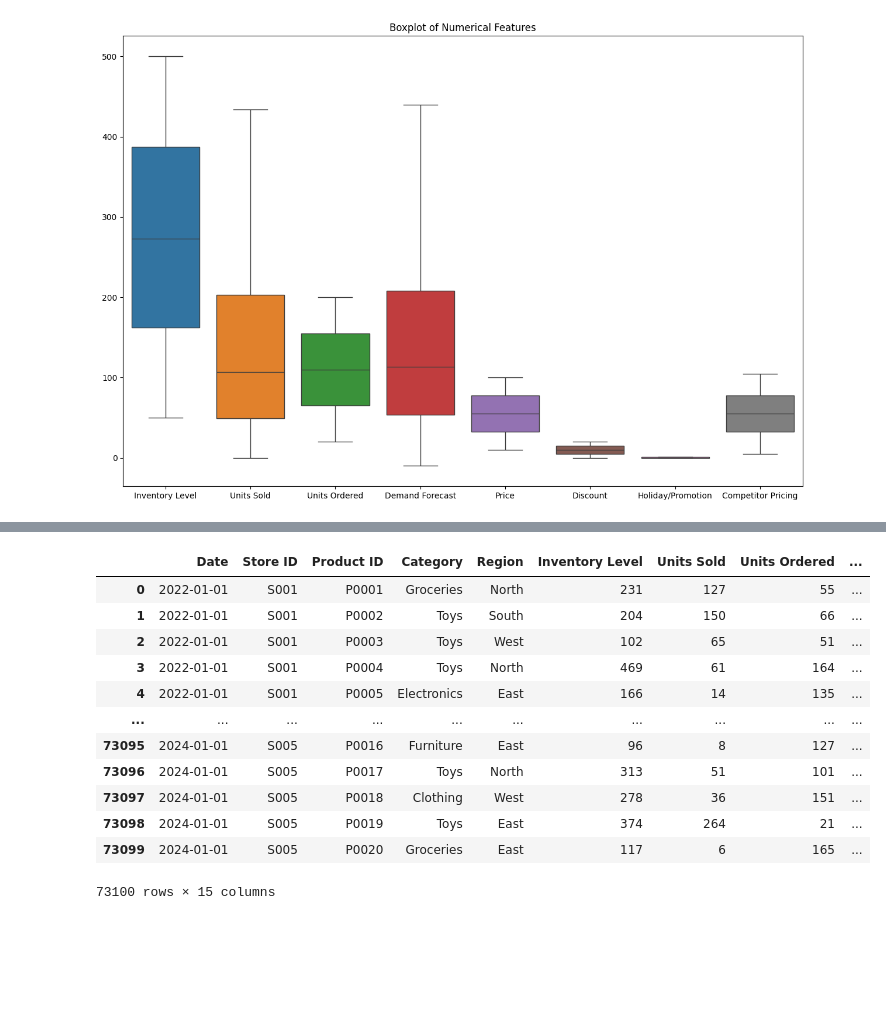
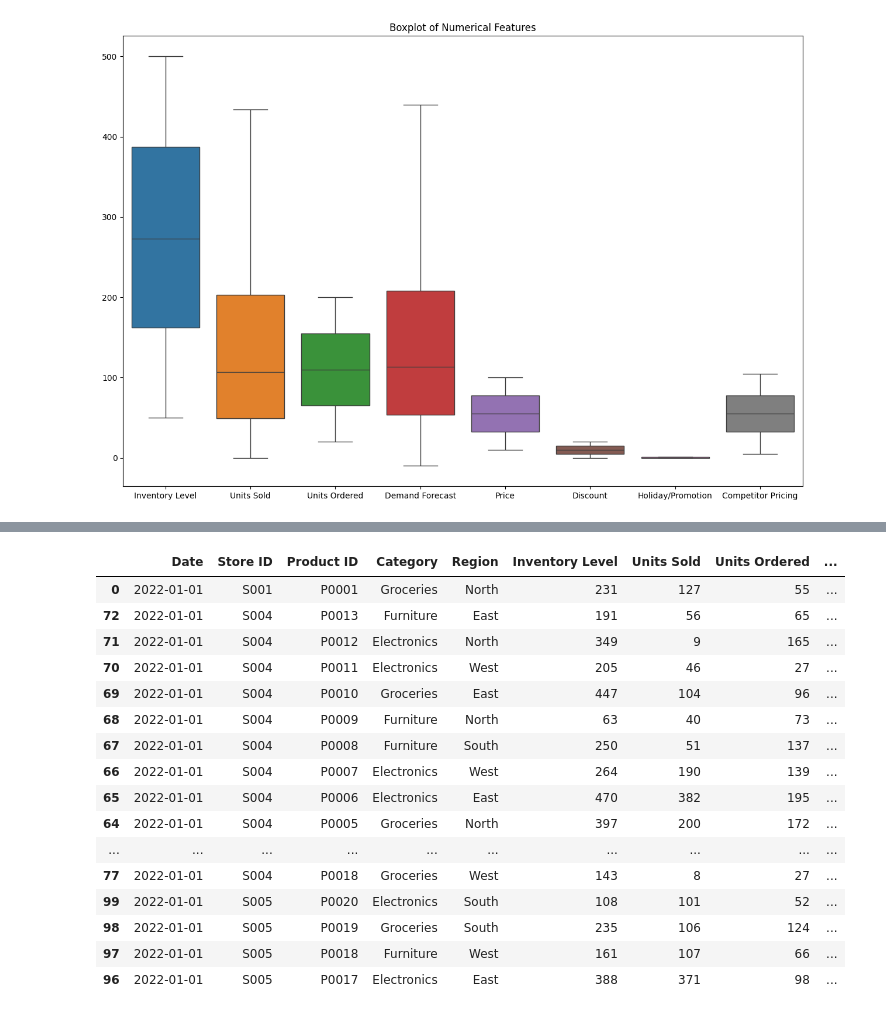
Before and after one commit to sanjana514/Research_Paper, a Jupyter notebook: Retail_Store_Inventory_Forecasting_Dataset.ipynb, the cells around one changed output, grey strips where cells are left out. Cells and saved outputs as stored; diff of their text form; code cells hidden in the pictures; blank space fills up the shorter version.

```diff
--- a/Retail_Store_Inventory_Forecasting_Dataset.ipynb
+++ b/Retail_Store_Inventory_Forecasting_Dataset.ipynb
@@ -199,0 +662,23 @@ plt.show()
+# %%
+from sklearn.metrics import mean_absolute_error
+
+# Sort data by Date
+df_capped["Date"] = pd.to_datetime(df_capped["Date"])
+df_capped = df_capped.sort_values("Date")
+
+# Calculate MAE for the first and last 6 months
+first_half = df_capped[df_capped["Date"] < df_capped["Date"].median()]
+second_half = df_capped[df_capped["Date"] >= df_capped["Date"].median()]
+
+mae_first = mean_absolute_error(first_half["Units Sold"], first_half["Demand Forecast"])
+mae_second = mean_absolute_error(second_half["Units Sold"], second_half["Demand Forecast"])
+
+# Print results
+print(f"MAE (First Half): {mae_first}")
+print(f"MAE (Second Half): {mae_second}")
+
+# Interpretation
+if mae_second < mae_first:
+    print("Reject H₀: Forecast accuracy has improved over time.")
+else:
+    print("Fail to reject H₀: No significant improvement in forecast accuracy.")
@@ -199,0 +694,19 @@ plt.show()
+# %%
+import statsmodels.api as sm
+
+# Convert to log scale
+df_capped["log_price"] = np.log(df_capped["Price"])
+df_capped["log_units_sold"] = np.log(df_capped["Units Sold"])
+
+# Perform log-log regression
+X = sm.add_constant(df_capped["log_price"])
+y = df_capped["log_units_sold"]
+
+model = sm.OLS(y, X).fit()
+print(model.summary())
+
+# Interpretation
+if model.pvalues["log_price"] < 0.05:
+    print("Reject H₀: Price Elasticity significantly affects demand.")
+else:
+    print("Fail to reject H₀: Price Elasticity is not significant for product demand.")
@@ -200,16 +758,20 @@ plt.show()
 # %%
-df_capped
+df_capped.head(30)
 # %% [output]
 |  | Date | Store ID | Product ID | Category | Region | Inventory Level | Units Sold | Units Ordered | ... |
 | 0 | 2022-01-01 | S001 | P0001 | Groceries | North | 231 | 127 | 55 | ... |
-| 1 | 2022-01-01 | S001 | P0002 | Toys | South | 204 | 150 | 66 | ... |
-| 2 | 2022-01-01 | S001 | P0003 | Toys | West | 102 | 65 | 51 | ... |
-| 3 | 2022-01-01 | S001 | P0004 | Toys | North | 469 | 61 | 164 | ... |
-| 4 | 2022-01-01 | S001 | P0005 | Electronics | East | 166 | 14 | 135 | ... |
+| 72 | 2022-01-01 | S004 | P0013 | Furniture | East | 191 | 56 | 65 | ... |
+| 71 | 2022-01-01 | S004 | P0012 | Electronics | North | 349 | 9 | 165 | ... |
+| 70 | 2022-01-01 | S004 | P0011 | Electronics | West | 205 | 46 | 27 | ... |
+| 69 | 2022-01-01 | S004 | P0010 | Groceries | East | 447 | 104 | 96 | ... |
+| 68 | 2022-01-01 | S004 | P0009 | Furniture | North | 63 | 40 | 73 | ... |
+| 67 | 2022-01-01 | S004 | P0008 | Furniture | South | 250 | 51 | 137 | ... |
+| 66 | 2022-01-01 | S004 | P0007 | Electronics | West | 264 | 190 | 139 | ... |
+| 65 | 2022-01-01 | S004 | P0006 | Electronics | East | 470 | 382 | 195 | ... |
+| 64 | 2022-01-01 | S004 | P0005 | Groceries | North | 397 | 200 | 172 | ... |
 | ... | ... | ... | ... | ... | ... | ... | ... | ... | ... |
-| 73095 | 2024-01-01 | S005 | P0016 | Furniture | East | 96 | 8 | 127 | ... |
-| 73096 | 2024-01-01 | S005 | P0017 | Toys | North | 313 | 51 | 101 | ... |
-| 73097 | 2024-01-01 | S005 | P0018 | Clothing | West | 278 | 36 | 151 | ... |
-| 73098 | 2024-01-01 | S005 | P0019 | Toys | East | 374 | 264 | 21 | ... |
-| 73099 | 2024-01-01 | S005 | P0020 | Groceries | East | 117 | 6 | 165 | ... |
+| 77 | 2022-01-01 | S004 | P0018 | Groceries | West | 143 | 8 | 27 | ... |
+| 99 | 2022-01-01 | S005 | P0020 | Electronics | South | 108 | 101 | 52 | ... |
+| 98 | 2022-01-01 | S005 | P0019 | Groceries | South | 235 | 106 | 124 | ... |
+| 97 | 2022-01-01 | S005 | P0018 | Furniture | West | 161 | 107 | 66 | ... |
+| 96 | 2022-01-01 | S005 | P0017 | Electronics | East | 388 | 371 | 98 | ... |
-73100 rows × 15 columns
```
Also changed, not shown: parts of 84 cells of this notebook.
